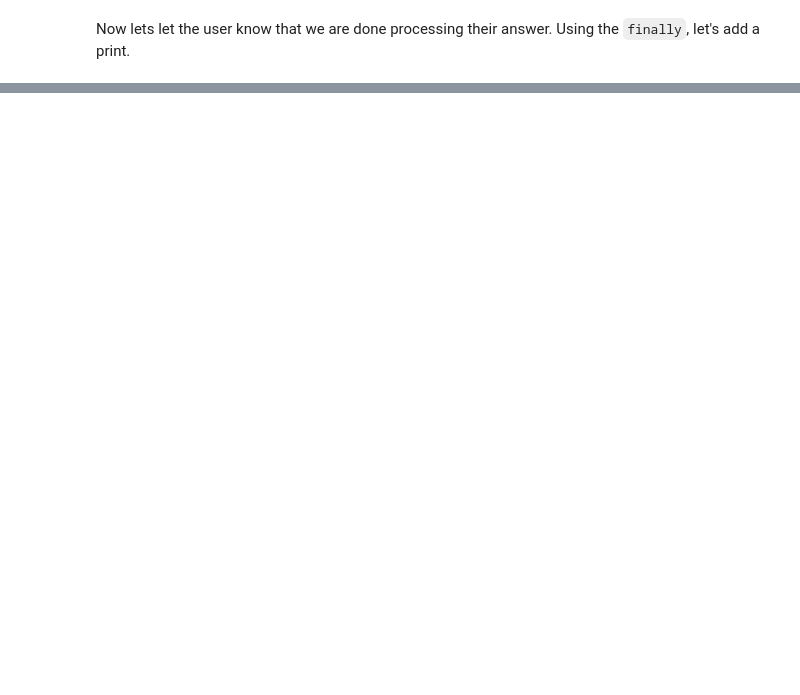
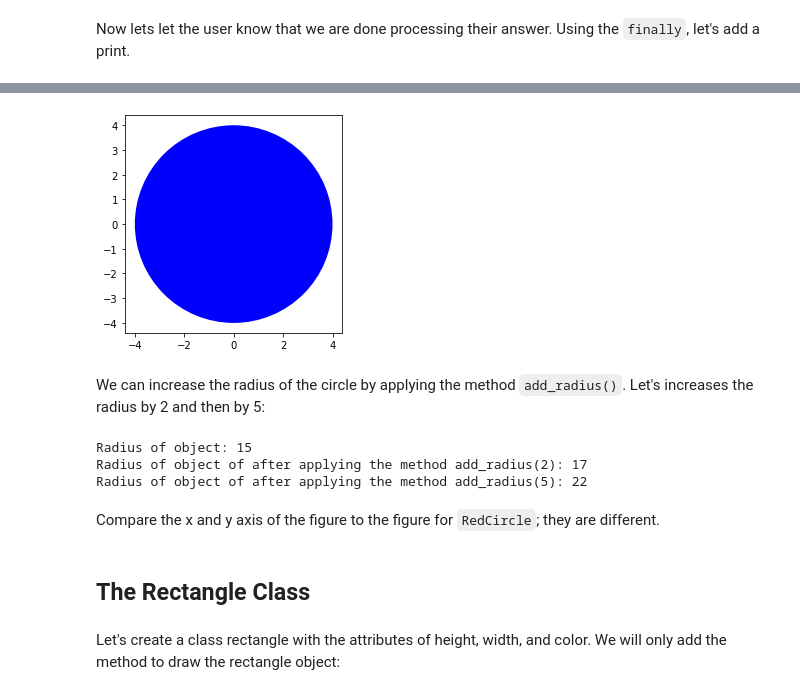
Before and after one commit to S3gam/Python_basics_for_DS, a Jupyter notebook: Python_basics_for_DS_(Module_3).ipynb, the cells around one changed output, grey strips where cells are left out. Drawn from its saved outputs; the diff is of its cells as text; code cells hidden in the pictures; blank space fills up the shorter version.

```diff
--- a/Python_basics_for_DS_(Module_3).ipynb
+++ b/Python_basics_for_DS_(Module_3).ipynb
@@ -1357,0 +1501,26 @@ finally:
+# %%
+BlueCircle = Circle(4, "blue") # Here we are creating the object "BlueCircle" inside the class "Circle" and we give the atributes needed (radius, color)
+
+BlueCircle.drawCircle()
+# %% [output]
+[figure, added]
+# %% [markdown]
+We can increase the radius of the circle by applying the method <code>add_radius()</code>. Let's increases the radius by 2 and then by 5:
+# %%
+# Use method to change the object attribute radius
+
+print('Radius of object:',RedCircle.radius)
+RedCircle.add_radius(2)
+print('Radius of object of after applying the method add_radius(2):',RedCircle.radius)
+RedCircle.add_radius(5)
+print('Radius of object of after applying the method add_radius(5):',RedCircle.radius)
+# %% [output]
+Radius of object: 15
+Radius of object of after applying the method add_radius(2): 17
+Radius of object of after applying the method add_radius(5): 22
+# %% [markdown]
+Compare the x and y axis of the figure to the figure for <code>RedCircle</code>; they are different.
+# %% [markdown]
+## The Rectangle Class
+# %% [markdown]
+Let's create a class rectangle with the attributes of height, width, and color. We will only add the method to draw the rectangle object:
```
Also changed, not shown: parts of 57 cells of this notebook.
